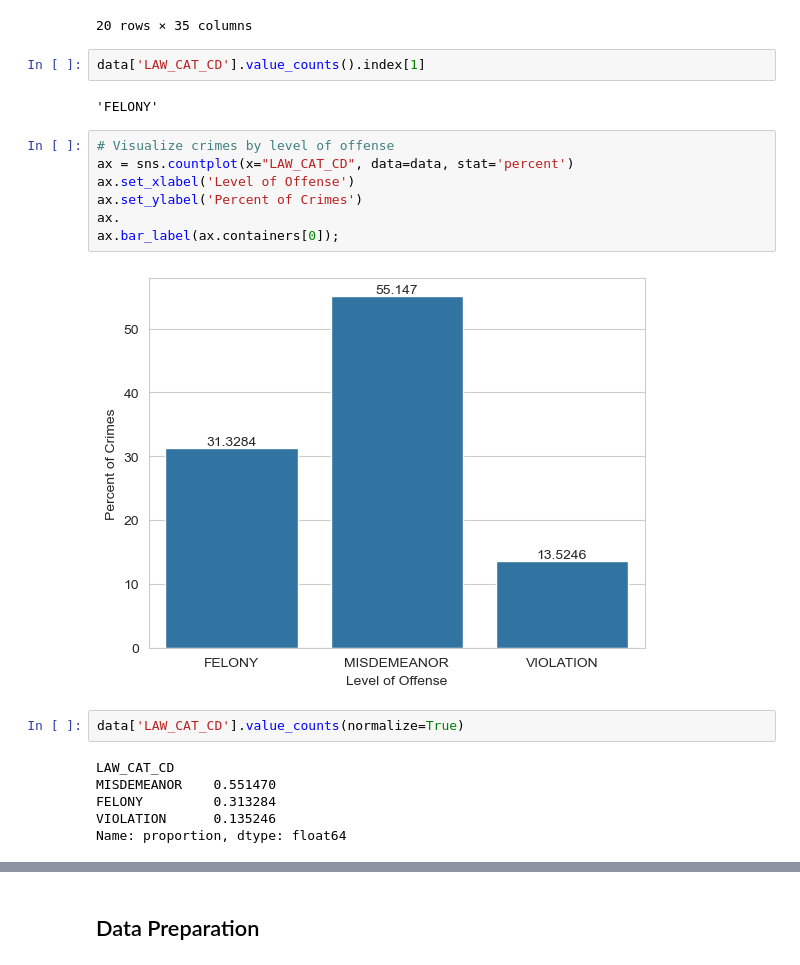
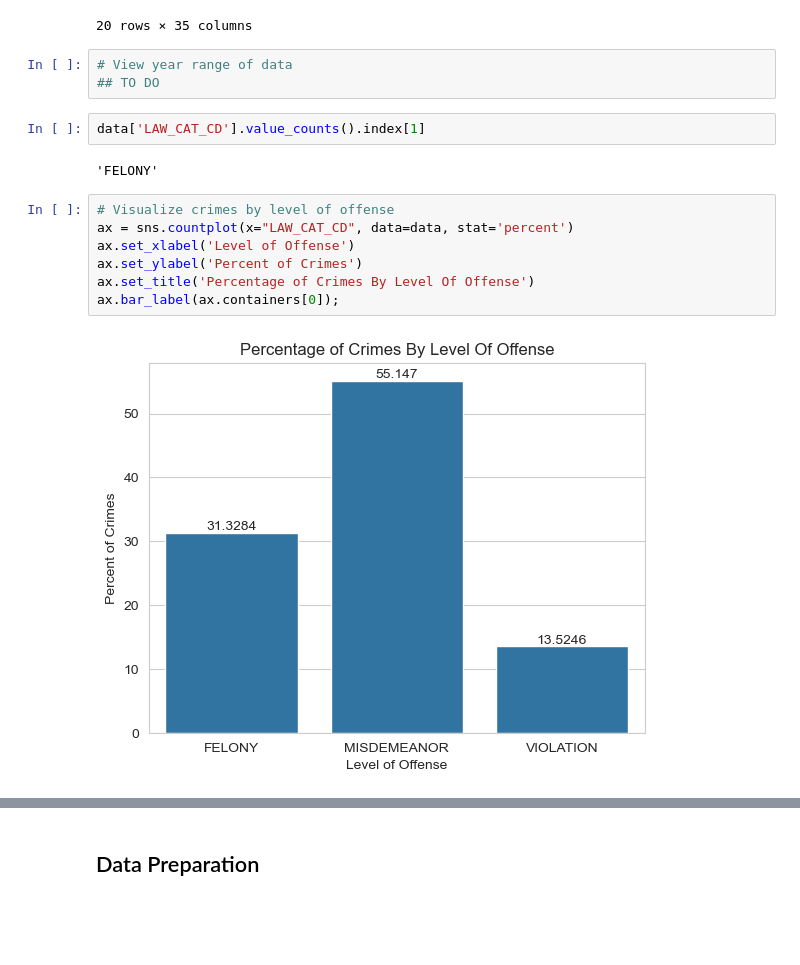
Before and after one commit to scarlettvalentin/nypd_crime, a Jupyter notebook: notebook.ipynb, the cells around one changed output, grey strips where cells are left out. Saved outputs shown, nothing was run; the diff lists cells and outputs as text; blank space fills up the shorter version.

```diff
--- a/notebook.ipynb
+++ b/notebook.ipynb
@@ -96,6 +105,9 @@ data[data['CMPLNT_NUM'].duplicated() == True].sort_values('CMPLNT_NUM').head(20)
 | 448551 | 10022035 | 01/07/2006 | 22:30:00 | 01/08/2006 | 10:45:00 | 47.0 | 01/08/2006 | 110 | ... |
 | 513278 | 10022143 | 01/05/2006 | 18:45:00 | 01/05/2006 | 19:30:00 | 49.0 | 01/05/2006 | 109 | ... |
 20 rows × 35 columns
+# %%
+# View year range of data
+## TO DO
 # %%
 data['LAW_CAT_CD'].value_counts().index[1]
 # %% [output]
@@ -103,17 +115,9 @@ data['LAW_CAT_CD'].value_counts().index[1]
 # %%
 # Visualize crimes by level of offense
 ax = sns.countplot(x="LAW_CAT_CD", data=data, stat='percent')
 ax.set_xlabel('Level of Offense')
 ax.set_ylabel('Percent of Crimes')
-ax.
+ax.set_title('Percentage of Crimes By Level Of Offense')
 ax.bar_label(ax.containers[0]);
 # %% [output]
-[figure, old version]
+[figure, new version]
-# %%
-data['LAW_CAT_CD'].value_counts(normalize=True)
-# %% [output]
-LAW_CAT_CD
-MISDEMEANOR    0.551470
-FELONY         0.313284
-VIOLATION      0.135246
-Name: proportion, dtype: float64
```
Also changed, not shown: parts of 8 cells of this notebook.
